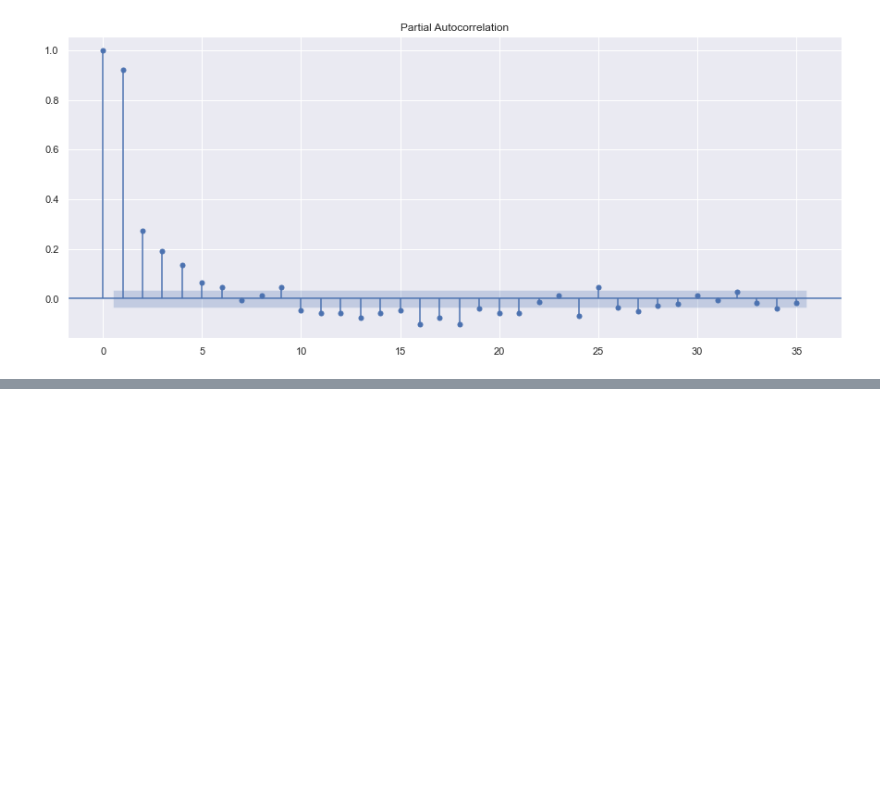
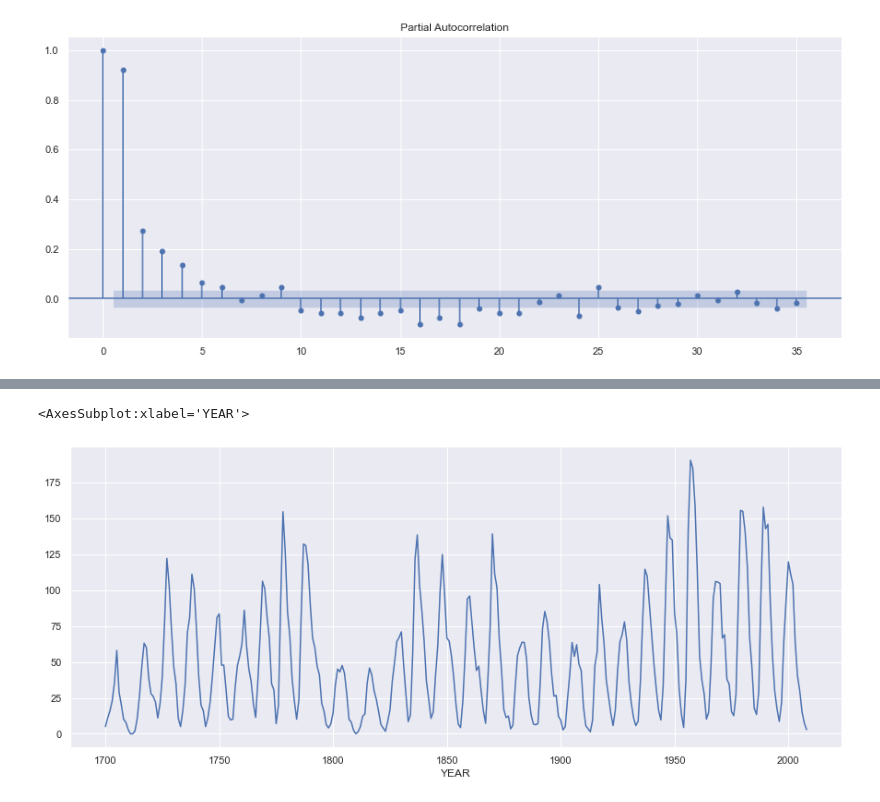
Before and after one commit to hernandesmjunior/Python-Series-Temporais, a Jupyter notebook: Curso de Séries Temporais com Python - Prof Luciano Galdino/Fundamentos de Séries Temporais/Autocorrelacao.ipynb, the cells around one changed output, grey strips where cells are left out. Saved outputs shown, nothing was run; the diff lists cells and outputs as text; code cells hidden in the pictures; blank space fills up the shorter version.

```diff
--- a/Curso de Séries Temporais com Python - Prof Luciano Galdino/Fundamentos de Séries Temporais/Autocorrelacao.ipynb
+++ b/Curso de Séries Temporais com Python - Prof Luciano Galdino/Fundamentos de Séries Temporais/Autocorrelacao.ipynb
@@ -81,0 +87,3 @@ plt.show()
+# %%
+manchas_solares = sm.datasets.sunspots.load_pandas().data
+manchas_solares
@@ -81,0 +104,3 @@ plt.show()
+# %%
+serie3 = pd.Series(manchas_solares['SUNACTIVITY'].values, index=manchas_solares['YEAR'])
+serie3
@@ -81,0 +121,5 @@ plt.show()
+# %%
+serie3.plot()
+# %% [output]
+<AxesSubplot:xlabel='YEAR'>
+[figure, added]
```
Also changed, not shown: parts of 7 cells of this notebook.
